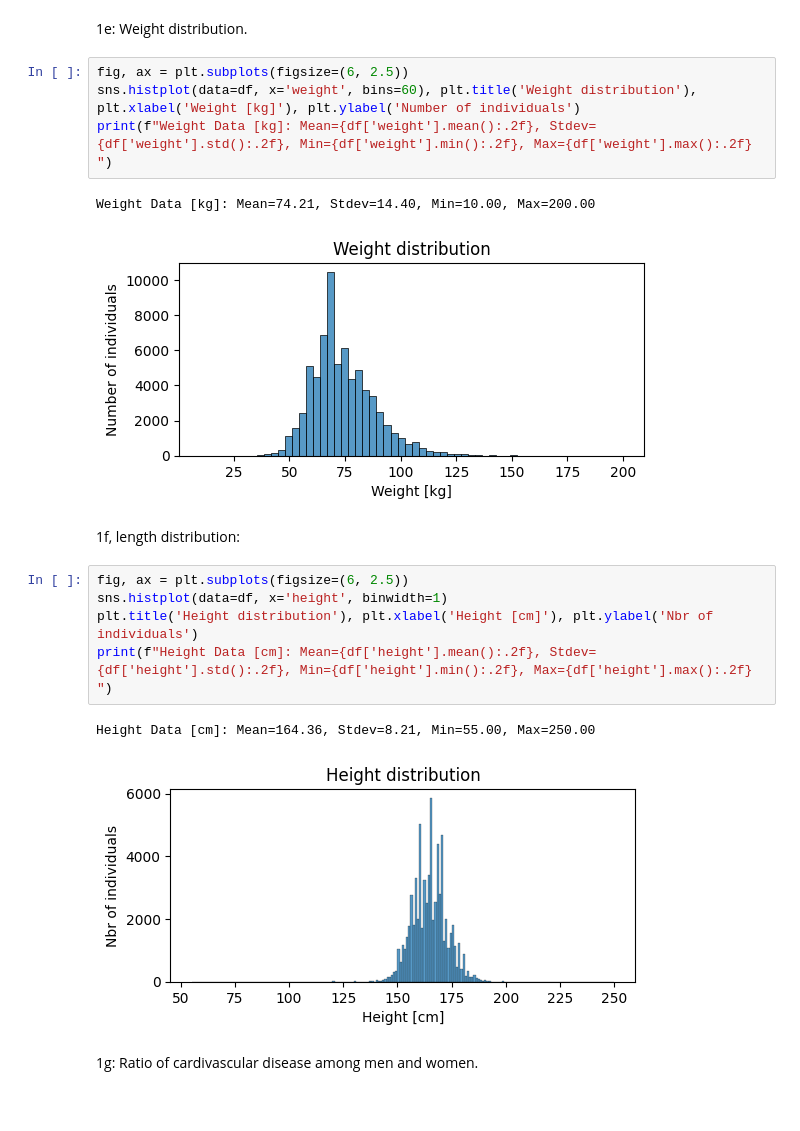
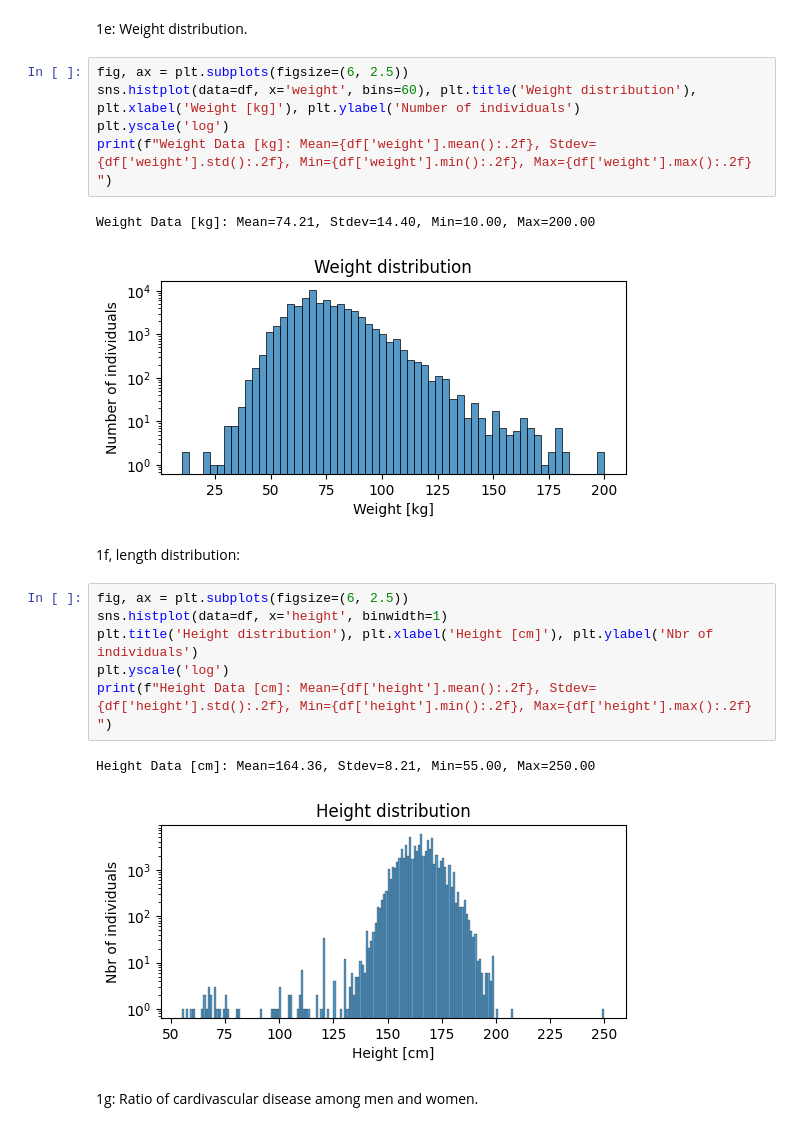
Before and after one commit to dancla240/Machine_Learning_Daniel_Claesson, a Jupyter notebook: Lab/Lab_1_heart.ipynb, the cells around one changed output. Cells and saved outputs as stored; diff of their text form.

```diff
--- a/Lab/Lab_1_heart.ipynb
+++ b/Lab/Lab_1_heart.ipynb
@@ -94,20 +78,22 @@ Ratio of individuals that smoke: 8.81%
 # %%
 fig, ax = plt.subplots(figsize=(6, 2.5))
 sns.histplot(data=df, x='weight', bins=60), plt.title('Weight distribution'), plt.xlabel('Weight [kg]'), plt.ylabel('Number of individuals')
+plt.yscale('log')
 print(f"Weight Data [kg]: Mean={df['weight'].mean():.2f}, Stdev={df['weight'].std():.2f}, Min={df['weight'].min():.2f}, Max={df['weight'].max():.2f} ")
 # %% [output]
 Weight Data [kg]: Mean=74.21, Stdev=14.40, Min=10.00, Max=200.00
-[figure, old version]
+[figure, new version]
 # %% [markdown]
 1f, length distribution:
 # %%
 fig, ax = plt.subplots(figsize=(6, 2.5))
 sns.histplot(data=df, x='height', binwidth=1)
 plt.title('Height distribution'), plt.xlabel('Height [cm]'), plt.ylabel('Nbr of individuals')
+plt.yscale('log')
 print(f"Height Data [cm]: Mean={df['height'].mean():.2f}, Stdev={df['height'].std():.2f}, Min={df['height'].min():.2f}, Max={df['height'].max():.2f} ")
 # %% [output]
 Height Data [cm]: Mean=164.36, Stdev=8.21, Min=55.00, Max=250.00
-[figure, old version]
+[figure, new version]
 # %% [markdown]
 1g: Ratio of cardivascular disease among men and women.
 # %%
```
Also changed, not shown: parts of 25 cells of this notebook.
